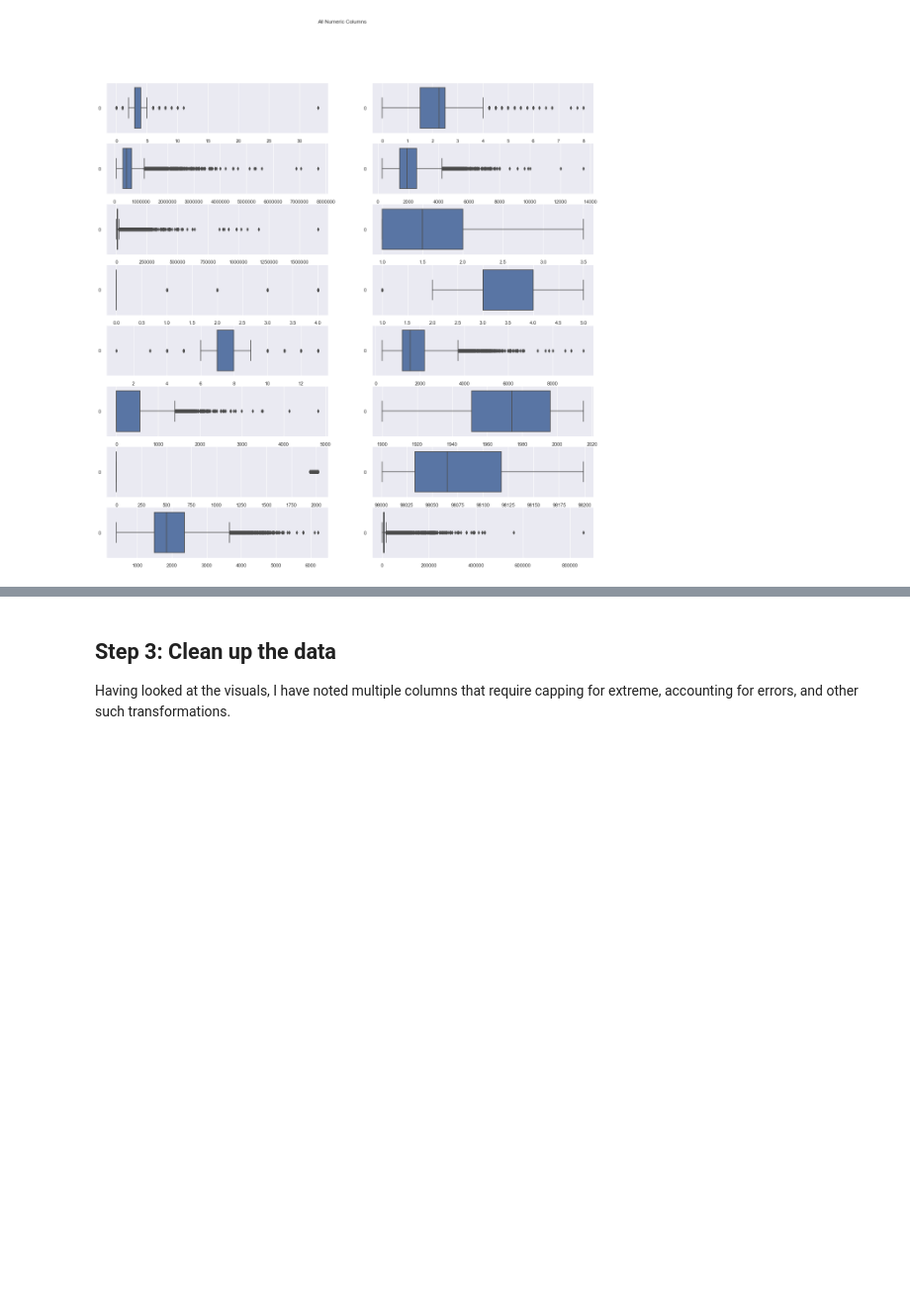
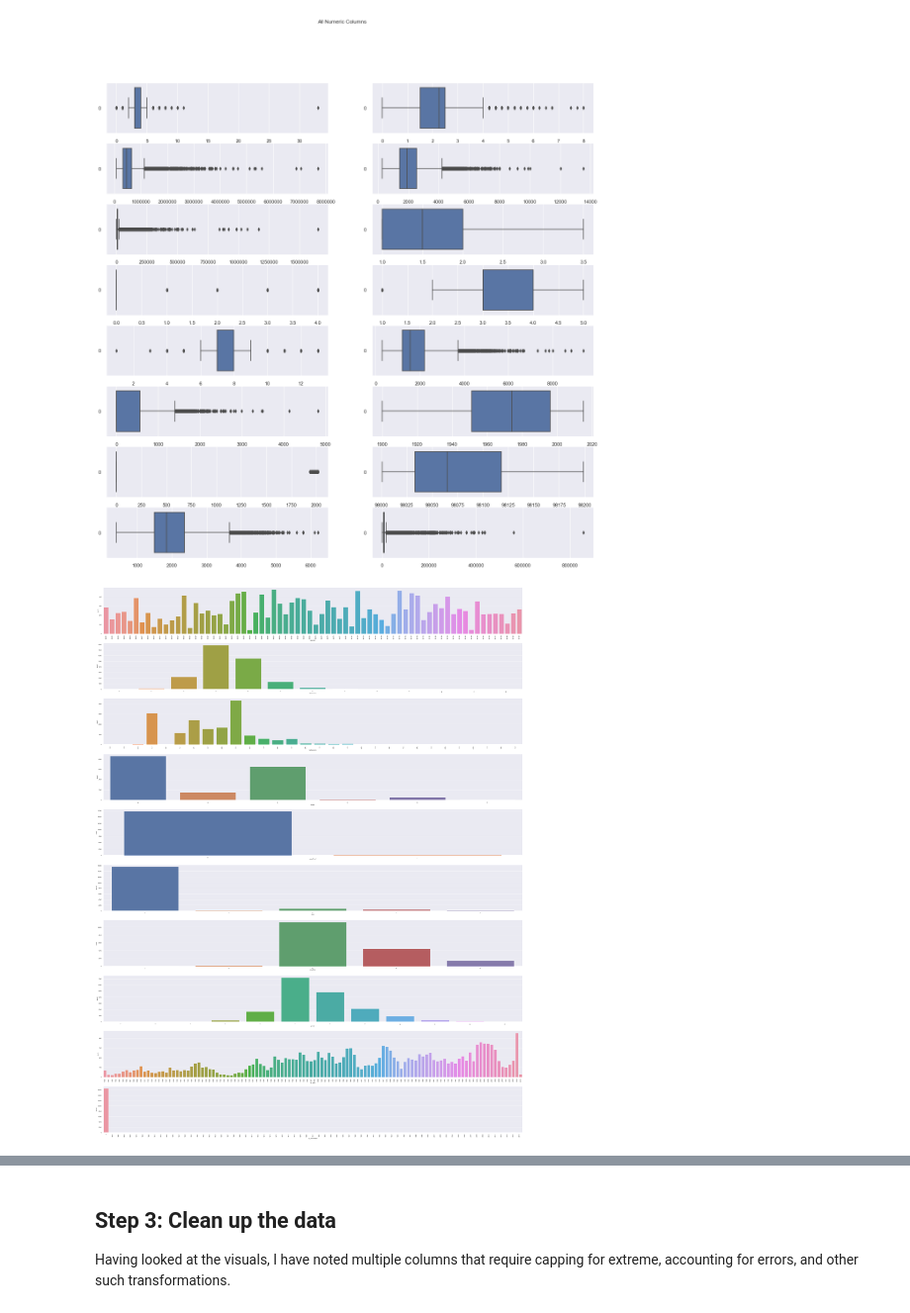
Before and after one commit to DataOnATangent/Kings_County_Seattle_Housing_Project, a Jupyter notebook: Project Files/KC_Housing_Final_Notebook-Copy1.ipynb, the cells around one changed output, grey strips where cells are left out. Shown at 99% size. Saved outputs shown, nothing was run; the diff lists cells and outputs as text; code cells hidden in the pictures; blank space fills up the shorter version.

```diff
--- a/Project Files/KC_Housing_Final_Notebook-Copy1.ipynb
+++ b/Project Files/KC_Housing_Final_Notebook-Copy1.ipynb
@@ -37,11 +37,5 @@ sns.set(style='darkgrid', color_codes=True)
 # %%
 #Calls data sets
 
-h = pd.read_csv('kc_house_data_train.csv')
-niche = pd.read_csv('Niche - Sheet1.csv')
+hnj = pd.read_csv('kc_house_data_train.csv')
+h= hnj
-# %%
-#Joins the two sets together
-
-hnj = niche.set_index('zipcode').join(h.set_index('zipcode'))
-hnj = hnj.reset_index()
-hnj = hnj.dropna(subset=['id'])
@@ -58,9 +42,9 @@ len(hnj.index)
 # %%
 #Separates the columns into two variables to make it easier to do charts
-numerical = ['population', 'price','sqft_living', 'sqft_lot','sqft_above',
+numerical = ['price','sqft_living', 'sqft_lot','sqft_above',
              'sqft_basement','sqft_living15', 'sqft_lot15']
 
-categorical = ['zipcode','niche_grade', 'school_grade','bedrooms', 'bathrooms',
+categorical = ['zipcode','bedrooms', 'bathrooms',
                'floors', 'waterfront', 'view', 'condition','grade','yr_built', 'yr_renovated']
 # %% [markdown]
 ## Step 2: Exploratory Data Analysis
@@ -124,11 +108,13 @@ sns.boxplot(ax=axes[7, 1], data=h['sqft_lot15'], orient='h')
 [figure]
 # %%
 #Generates charts for all the catagorical columns
-fig, ax = plt.subplots(12, 1, figsize=(60, 80))
+fig, ax = plt.subplots(10, 1, figsize=(60, 80))
 for variable, subplot in zip(categorical, ax.flatten()):
     sns.countplot(hnj[variable], ax=subplot)
     for label in subplot.get_xticklabels():
         label.set_rotation(90)
+# %% [output]
+[figure, added]
 # %%
 #The next few lines creat charts for some of the numerical variables
 sorted_nb = h.groupby(['bedrooms'])['price'].median().sort_values()
```
Also changed, not shown: parts of 54 cells of this notebook, 9 other files.
